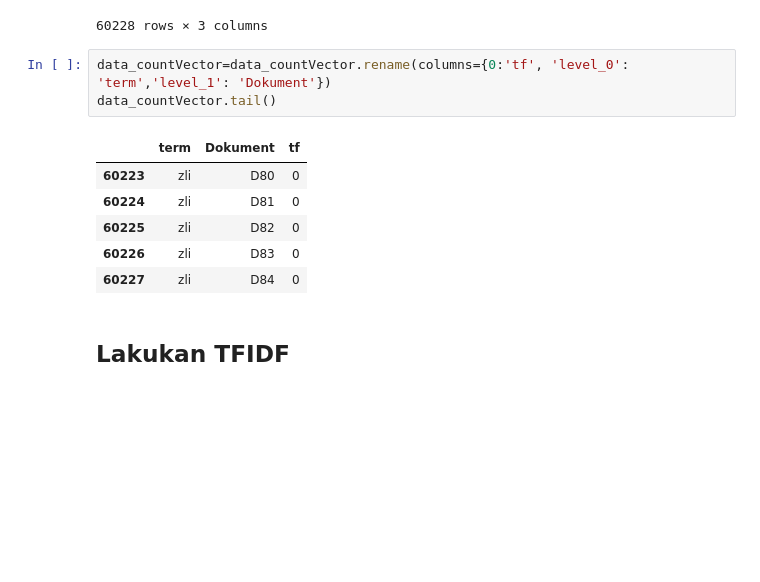
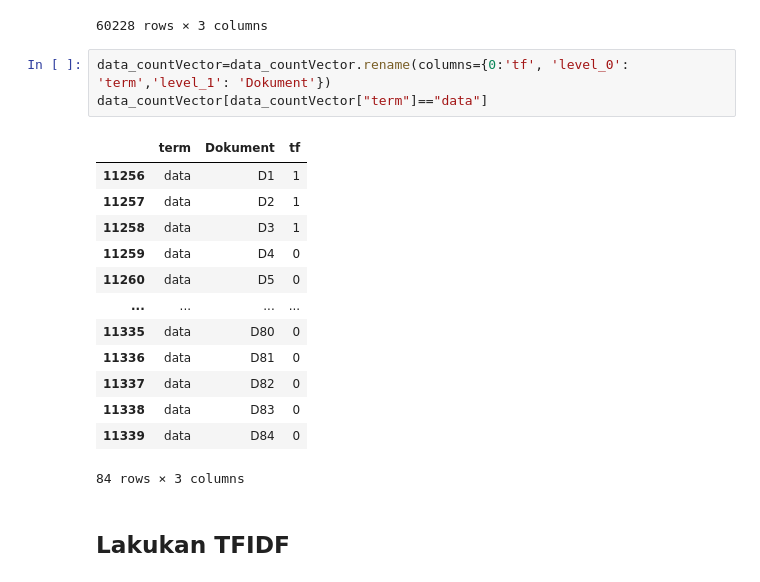
Before and after one commit to ackermanjayjay/tugas-tki, a Jupyter notebook: code/Tugas.ipynb, the cells around one changed output. Saved outputs shown, nothing was run; the diff lists cells and outputs as text; blank space fills up the shorter version.

```diff
--- a/code/Tugas.ipynb
+++ b/code/Tugas.ipynb
@@ -395,14 +440,21 @@ data_countVector
 60228 rows × 3 columns
 # %%
 data_countVector=data_countVector.rename(columns={0:'tf', 'level_0': 'term','level_1': 'Dokument'})
-data_countVector.tail()
+data_countVector[data_countVector["term"]=="data"]
 # %% [output]
 |  | term | Dokument | tf |
-| 60223 | zli | D80 | 0 |
-| 60224 | zli | D81 | 0 |
-| 60225 | zli | D82 | 0 |
-| 60226 | zli | D83 | 0 |
-| 60227 | zli | D84 | 0 |
+| 11256 | data | D1 | 1 |
+| 11257 | data | D2 | 1 |
+| 11258 | data | D3 | 1 |
+| 11259 | data | D4 | 0 |
+| 11260 | data | D5 | 0 |
+| ... | ... | ... | ... |
+| 11335 | data | D80 | 0 |
+| 11336 | data | D81 | 0 |
+| 11337 | data | D82 | 0 |
+| 11338 | data | D83 | 0 |
+| 11339 | data | D84 | 0 |
+84 rows × 3 columns
 # %% [markdown]
 ## Lakukan TFIDF
 # %% [markdown]
```
Also changed, not shown: parts of 15 cells of this notebook.
